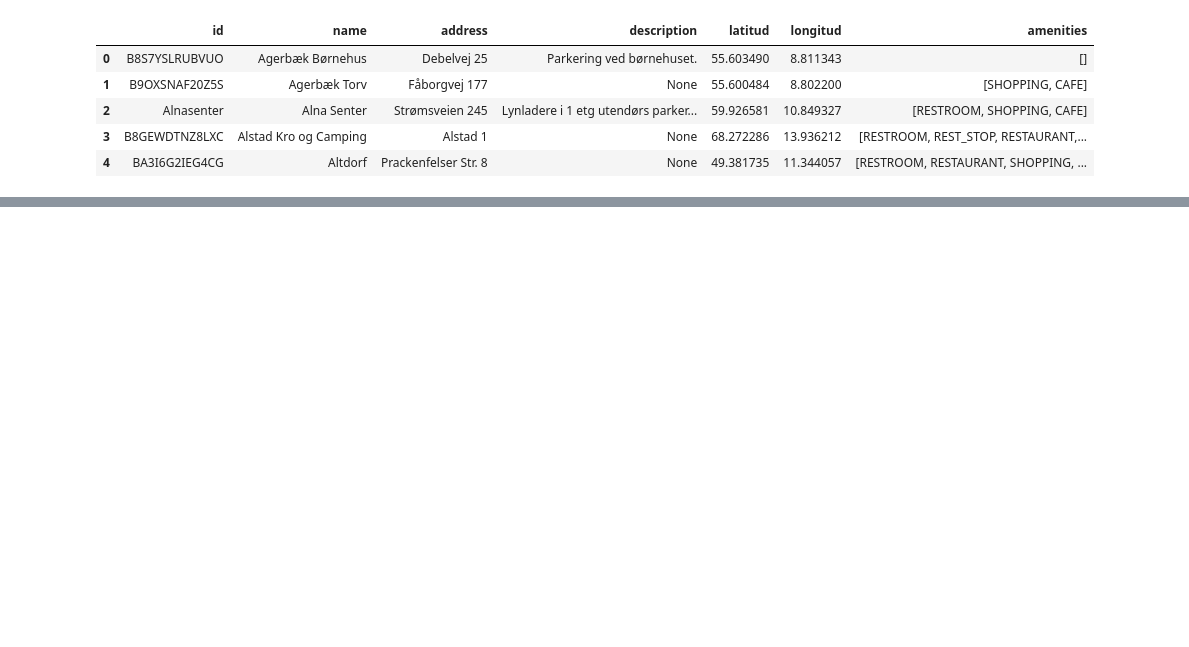
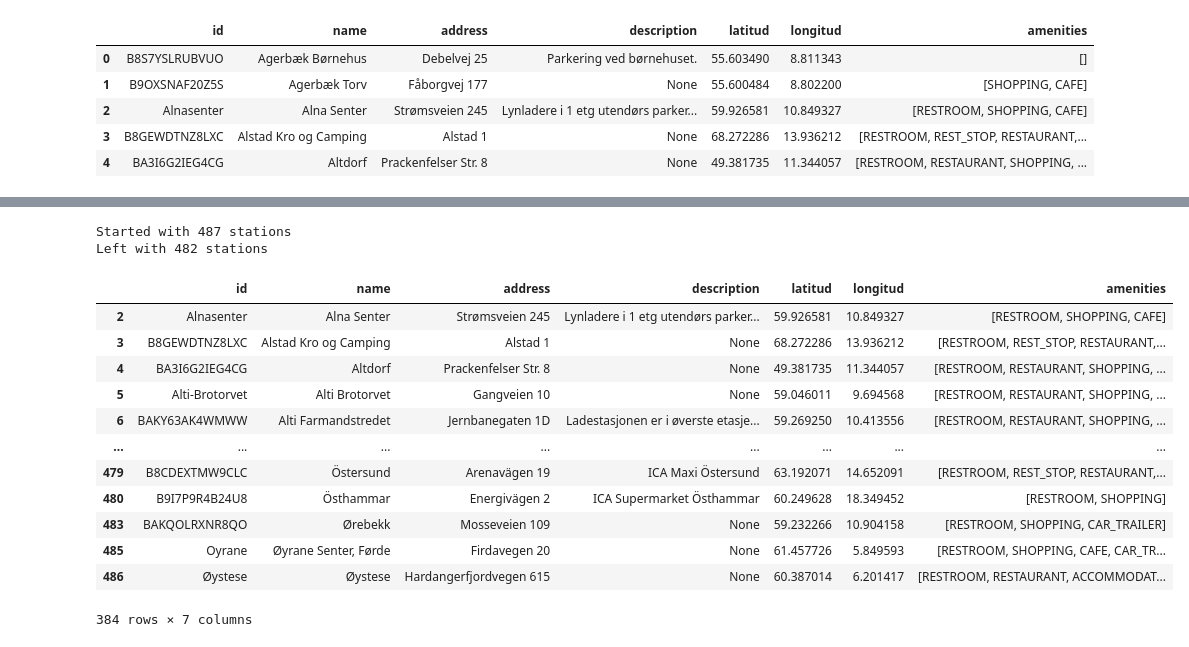
Before and after one commit to HFR1994/ev-charging-shinny, a Jupyter notebook: analysis/analysis.ipynb, the cells around one changed output, grey strips where cells are left out. Drawn from its saved outputs; the diff is of its cells as text; code cells hidden in the pictures; blank space fills up the shorter version.

Commit message:
Filtered map and cross-check in DF

```diff
--- a/analysis/analysis.ipynb
+++ b/analysis/analysis.ipynb
@@ -180,6 +236,31 @@ NameError: name 'tariff_df' is not defined
+# %%
+filtered = charging_data[charging_data["id"].isin(tariff_df["station_id"].unique())]
+
+print(f"Started with {charging_data["id"].nunique()} stations")
+print(f"Left with {filtered["id"].nunique()} stations after removing invalid filters")
+# %% [output]
+Started with 487 stations
+Left with 482 stations
 # %%
 export_csv = tariff_df[["station_id", "connection_type", "id", "price", "measurement", "extra_tariff", "currency", "has_vat", "vat_location", "timestamp"]]
 
 export_csv.to_csv("../assets/tariff_historical.csv", index=False, encoding="utf-8")
 # %%
 charging_data.to_csv("../assets/charging_stations.csv", index=False, encoding="utf-8")
+# %%
+selected_amenities = ["RESTROOM"]
+charging_data[charging_data["amenities"].apply(lambda lst: any(a in lst for a in selected_amenities))]
+# %% [output]
+|  | id | name | address | description | latitud | longitud | amenities |
+| 2 | Alnasenter | Alna Senter | Strømsveien 245 | Lynladere i 1 etg utendørs parker... | 59.926581 | 10.849327 | [RESTROOM, SHOPPING, CAFE] |
+| 3 | B8GEWDTNZ8LXC | Alstad Kro og Camping | Alstad 1 | None | 68.272286 | 13.936212 | [RESTROOM, REST_STOP, RESTAURANT,... |
+| 4 | BA3I6G2IEG4CG | Altdorf | Prackenfelser Str. 8 | None | 49.381735 | 11.344057 | [RESTROOM, RESTAURANT, SHOPPING, ... |
+| 5 | Alti-Brotorvet | Alti Brotorvet | Gangveien 10 | None | 59.046011 | 9.694568 | [RESTROOM, RESTAURANT, SHOPPING, ... |
+| 6 | BAKY63AK4WMWW | Alti Farmandstredet | Jernbanegaten 1D | Ladestasjonen er i øverste etasje... | 59.269250 | 10.413556 | [RESTROOM, RESTAURANT, SHOPPING, ... |
+| ... | ... | ... | ... | ... | ... | ... | ... |
+| 479 | B8CDEXTMW9CLC | Östersund | Arenavägen 19 | ICA Maxi Östersund | 63.192071 | 14.652091 | [RESTROOM, REST_STOP, RESTAURANT,... |
+| 480 | B9I7P9R4B24U8 | Östhammar | Energivägen 2 | ICA Supermarket Östhammar | 60.249628 | 18.349452 | [RESTROOM, SHOPPING] |
+| 483 | BAKQOLRXNR8QO | Ørebekk | Mosseveien 109 | None | 59.232266 | 10.904158 | [RESTROOM, SHOPPING, CAR_TRAILER] |
+| 485 | Oyrane | Øyrane Senter, Førde | Firdavegen 20 | None | 61.457726 | 5.849593 | [RESTROOM, SHOPPING, CAFE, CAR_TR... |
+| 486 | Øystese | Øystese | Hardangerfjordvegen 615 | None | 60.387014 | 6.201417 | [RESTROOM, RESTAURANT, ACCOMMODAT... |
+384 rows × 7 columns
```
Also changed, not shown: parts of 13 cells of this notebook, 5 other files.
